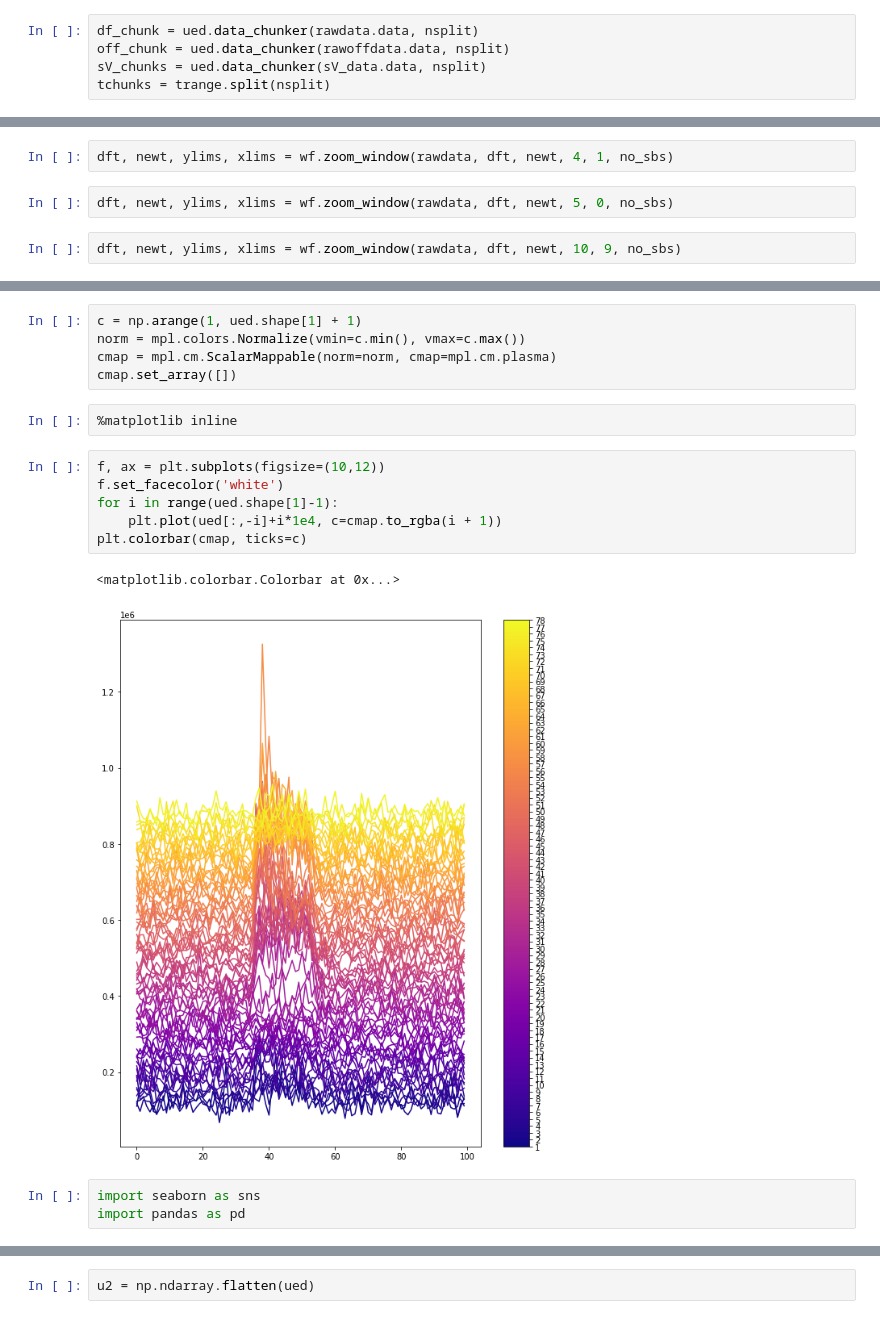
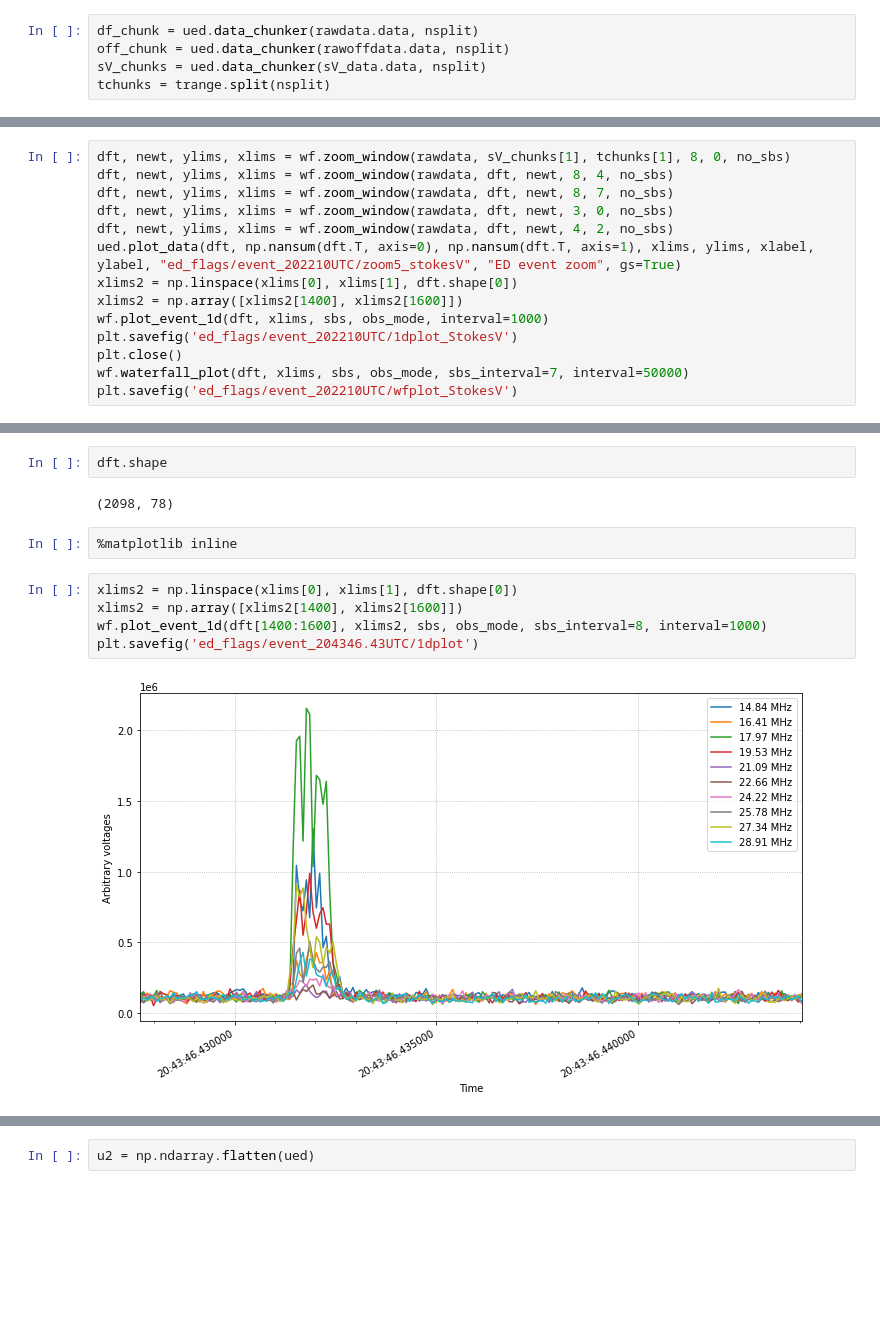
Before and after one commit to ofionnad/ilofar-data, a Jupyter notebook: 20201215_uranus/notebooks/ed_filter_testing.ipynb, the cells around one changed output, grey strips where cells are left out. Saved outputs shown, nothing was run; the diff lists cells and outputs as text; blank space fills up the shorter version.

```diff
--- a/20201215_uranus/notebooks/ed_filter_testing.ipynb
+++ b/20201215_uranus/notebooks/ed_filter_testing.ipynb
@@ -91,0 +127,14 @@ dft, newt, ylims, xlims = wf.zoom_window(rawdata, df_chunk[4], tchunks[4], 5, 4,
+# %%
+dft, newt, ylims, xlims = wf.zoom_window(rawdata, sV_chunks[1], tchunks[1], 8, 0, no_sbs)
+dft, newt, ylims, xlims = wf.zoom_window(rawdata, dft, newt, 8, 4, no_sbs)
+dft, newt, ylims, xlims = wf.zoom_window(rawdata, dft, newt, 8, 7, no_sbs)
+dft, newt, ylims, xlims = wf.zoom_window(rawdata, dft, newt, 3, 0, no_sbs)
+dft, newt, ylims, xlims = wf.zoom_window(rawdata, dft, newt, 4, 2, no_sbs)
+ued.plot_data(dft, np.nansum(dft.T, axis=0), np.nansum(dft.T, axis=1), xlims, ylims, xlabel, ylabel, "ed_flags/event_202210UTC/zoom5_stokesV", "ED event zoom", gs=True)
+xlims2 = np.linspace(xlims[0], xlims[1], dft.shape[0])
+xlims2 = np.array([xlims2[1400], xlims2[1600]])
+wf.plot_event_1d(dft, xlims, sbs, obs_mode, interval=1000)
+plt.savefig('ed_flags/event_202210UTC/1dplot_StokesV')
+plt.close()
+wf.waterfall_plot(dft, xlims, sbs, obs_mode, sbs_interval=7, interval=50000)
+plt.savefig('ed_flags/event_202210UTC/wfplot_StokesV')
@@ -94,8 +161,2 @@ ued.plot_data(dft, np.nansum(dft.T, axis=0), np.nansum(dft.T, axis=1), xlims, yl
 # %% [output]
 Plotting...
-# %%
-dft, newt, ylims, xlims = wf.zoom_window(rawdata, dft, newt, 4, 1, no_sbs)
-# %%
-dft, newt, ylims, xlims = wf.zoom_window(rawdata, dft, newt, 5, 0, no_sbs)
-# %%
-dft, newt, ylims, xlims = wf.zoom_window(rawdata, dft, newt, 10, 9, no_sbs)
@@ -113,19 +163,13 @@ newt
-# %%
-c = np.arange(1, ued.shape[1] + 1)
-norm = mpl.colors.Normalize(vmin=c.min(), vmax=c.max())
-cmap = mpl.cm.ScalarMappable(norm=norm, cmap=mpl.cm.plasma)
-cmap.set_array([])
+# %%
+dft.shape
+# %% [output]
+(2098, 78)
 # %%
 %matplotlib inline
-# %%
-f, ax = plt.subplots(figsize=(10,12))
-f.set_facecolor('white')
-for i in range(ued.shape[1]-1):
-    plt.plot(ued[:,-i]+i*1e4, c=cmap.to_rgba(i + 1))
-plt.colorbar(cmap, ticks=c)
-# %% [output]
-<matplotlib.colorbar.Colorbar at 0x...>
-[figure, removed]
-# %%
-import seaborn as sns
-import pandas as pd
+# %%
+xlims2 = np.linspace(xlims[0], xlims[1], dft.shape[0])
+xlims2 = np.array([xlims2[1400], xlims2[1600]])
+wf.plot_event_1d(dft[1400:1600], xlims2, sbs, obs_mode, sbs_interval=8, interval=1000)
+plt.savefig('ed_flags/event_204346.43UTC/1dplot')
+# %% [output]
+[figure, added]
```
Also changed, not shown: parts of 27 cells of this notebook, 5 other files.
